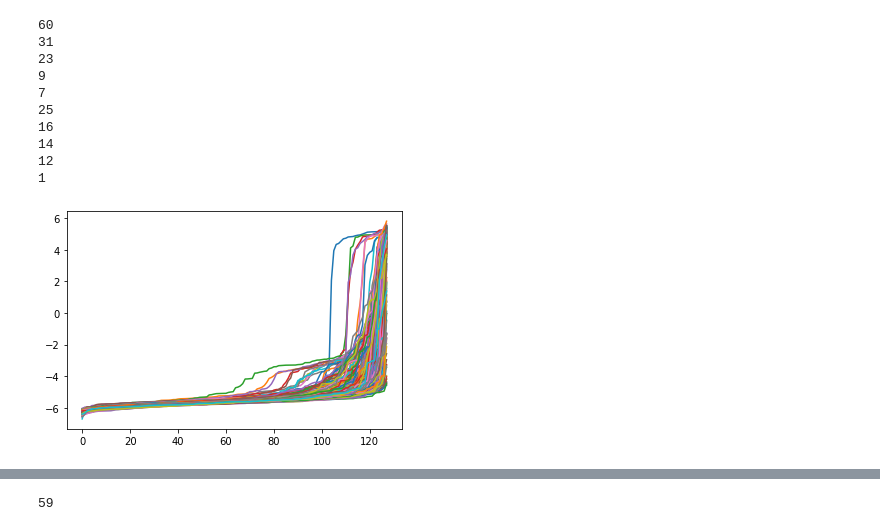
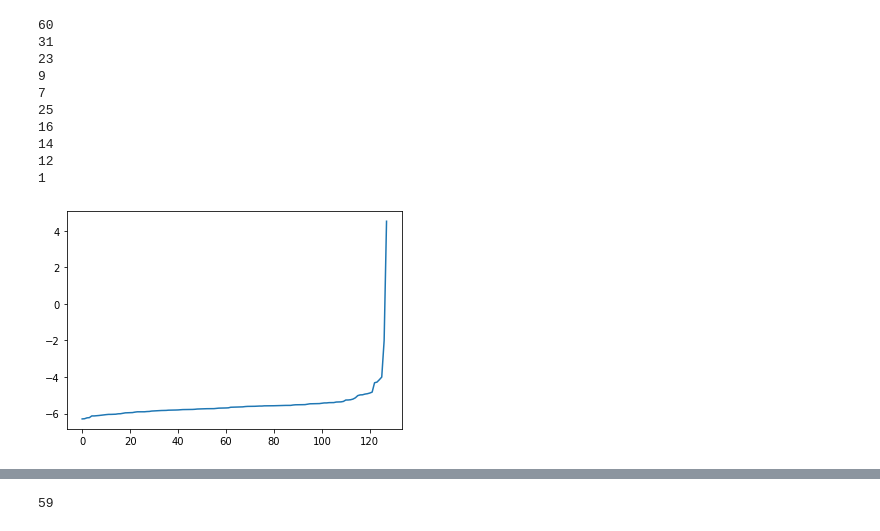
Before and after one commit to hangdj/trl, a Jupyter notebook: nbs/waf-gpt.ipynb, the cells around one changed output, grey strips where cells are left out. Drawn from its saved outputs; the diff is of its cells as text; code cells hidden in the pictures.

```diff
--- a/nbs/waf-gpt.ipynb
+++ b/nbs/waf-gpt.ipynb
@@ -135,7 +135,7 @@ class CFG(object):
             return 0
 allslices = []
 cfg = CFG()
-with open("/home/hdj/trl/bnf-sql.txt","r") as f:
+with open("/data/hdj/trl/bnf-sql.txt","r") as f:
     for line in f.readlines():
         line = line.strip('\n')
         bnflist = line.split(':=')
@@ -338,14 +333,14 @@ config = {
     "cls_model_name": "TODO my reward_model",
     "tk_name": "gpt2",
     "steps": 25600,
-    "batch_size": 128,
+    "batch_size": 256,
     "forward_batch_size": 16,
-    "ppo_epochs": 4,
+    "ppo_epochs": 3,
     "txt_in_len": 1,
-    "txt_out_len": 65,
-    "max_length":66,
-    "lr": 1.41e-6,
-    "init_kl_coef":0.1,
+    "txt_out_len": 50,
+    "max_length":51,
+    "lr": 1.41e-5,
+    "init_kl_coef":1.0,
     "target": 6,
     "horizon":10000,
     "gamma":1,
@@ -929,5 +1007,5 @@ import matplotlib.pyplot as plt
 #对score进行排序 画出分布图
 
 # text_plot[60*128:60*128+100]
-for t in text_plot[-100:]:
-    print(t)
+# for t in text_plot[-100:]:
+#     print(t)
@@ -1172,13 +1174,13 @@ for t in rewards_plot[:10]:
 # %%
 rewards_plot
 import matplotlib.pyplot as plt
 #对score进行排序 画出分布图
-for scores in rewards_plot[:]:
+for scores in rewards_plot[8:9]:
     scores=sorted(scores)
     posNum=sum(np.array(scores)>=0)
 #     print(posNum)
 #     len(scores),scores[:10]
     x=[i for i in range(len(scores))]
     plt.plot(x, scores)
 # %% [output]
-[figure, old version]
+[figure, new version]
```
Also changed, not shown: parts of 26 cells of this notebook, 1 other file.
